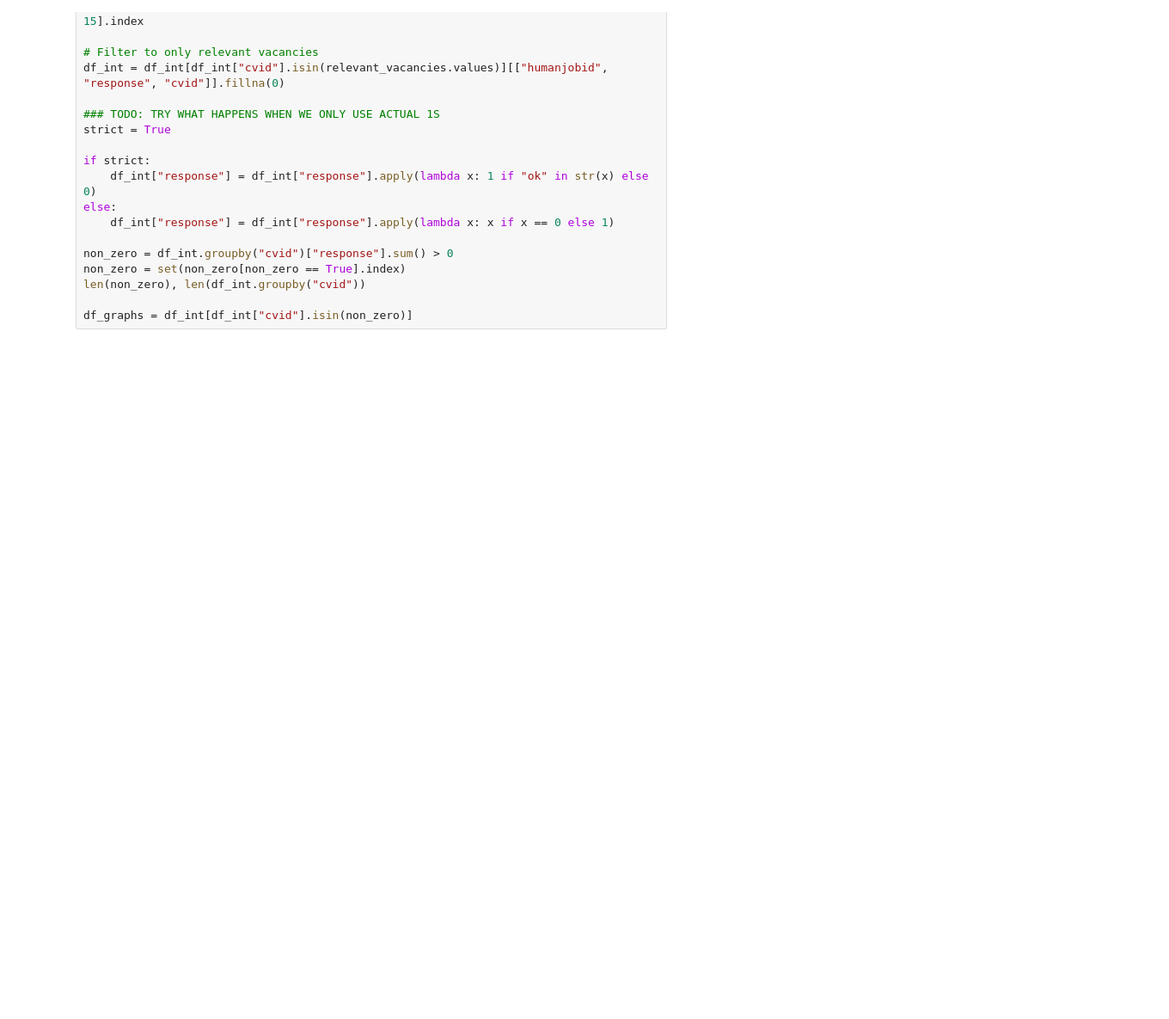
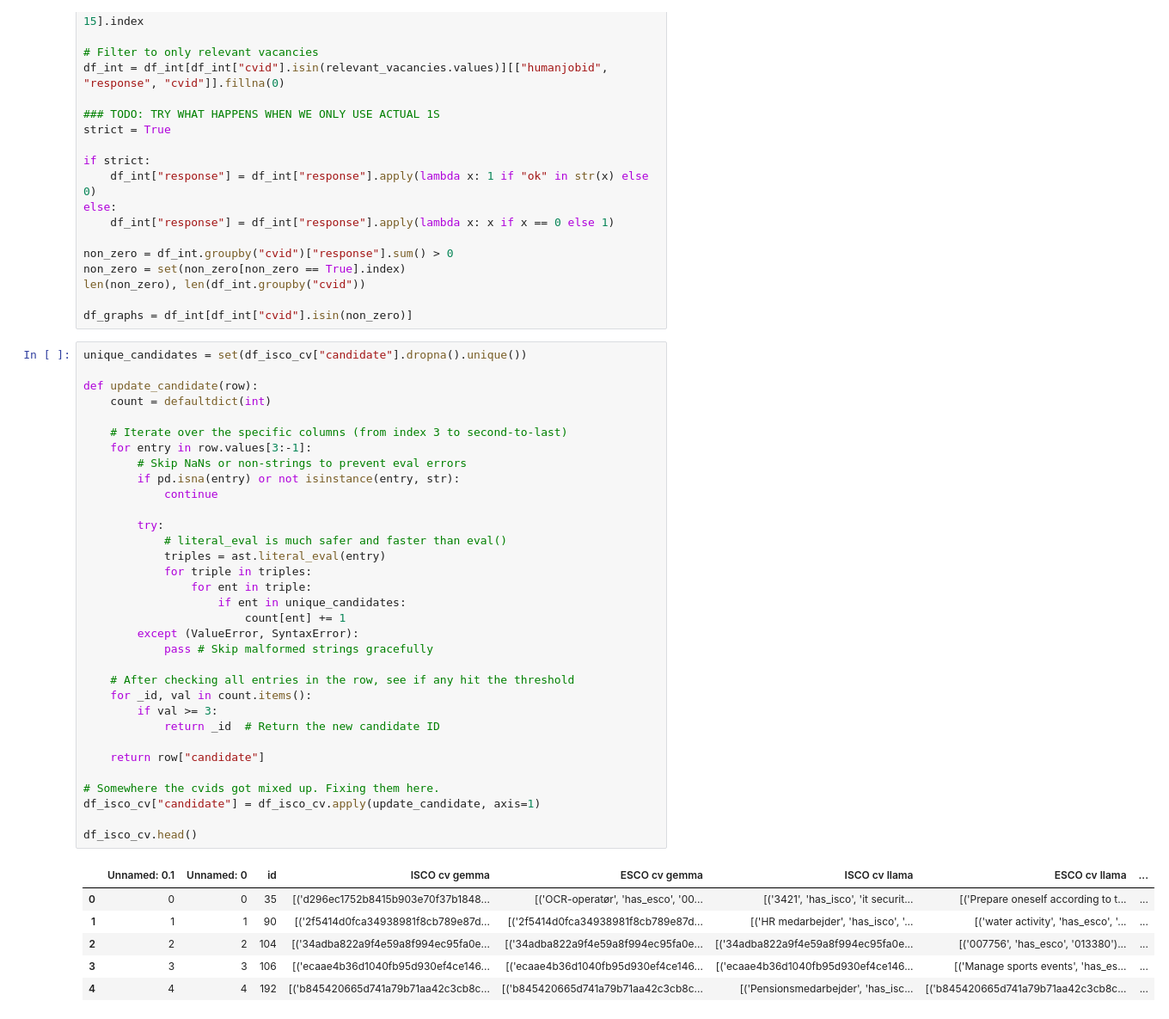
Before and after one commit to Roan-Schellingerhout/AKGC_WSDM, a Jupyter notebook: kg_construction/no_inference_subgraph_generator.ipynb, the cells around one changed output. Shown at 86% size. Cells and saved outputs as stored; diff of their text form; blank space fills up the shorter version.

```diff
--- a/kg_construction/no_inference_subgraph_generator.ipynb
+++ b/kg_construction/no_inference_subgraph_generator.ipynb
@@ -48,3 +49,43 @@ non_zero = set(non_zero[non_zero == True].index)
 len(non_zero), len(df_int.groupby("cvid"))
 
 df_graphs = df_int[df_int["cvid"].isin(non_zero)]
+# %%
+unique_candidates = set(df_isco_cv["candidate"].dropna().unique())
+
+def update_candidate(row):
+    count = defaultdict(int)
+
+    # Iterate over the specific columns (from index 3 to second-to-last)
+    for entry in row.values[3:-1]:
+        # Skip NaNs or non-strings to prevent eval errors
+        if pd.isna(entry) or not isinstance(entry, str):
+            continue
+
+        try:
+            # literal_eval is much safer and faster than eval()
+            triples = ast.literal_eval(entry)
+            for triple in triples:
+                for ent in triple:
+                    if ent in unique_candidates:
+                        count[ent] += 1
+        except (ValueError, SyntaxError):
+            pass # Skip malformed strings gracefully
+
+    # After checking all entries in the row, see if any hit the threshold
+    for _id, val in count.items():
+        if val >= 3:
+            return _id  # Return the new candidate ID
+
+    return row["candidate"]
+
+# Somewhere the cvids got mixed up. Fixing them here.
+df_isco_cv["candidate"] = df_isco_cv.apply(update_candidate, axis=1)
+
+df_isco_cv.head()
+# %% [output]
+|  | Unnamed: 0.1 | Unnamed: 0 | id | ISCO cv gemma | ESCO cv gemma | ISCO cv llama | ESCO cv llama | ... |
+| 0 | 0 | 0 | 35 | [('d296ec1752b8415b903e70f37b1848... | [('OCR-operatør', 'has_esco', '00... | [('3421', 'has_isco', 'it securit... | [('Prepare oneself according to t... | ... |
+| 1 | 1 | 1 | 90 | [('2f5414d0fca34938981f8cb789e87d... | [('2f5414d0fca34938981f8cb789e87d... | [('HR medarbejder', 'has_isco', '... | [('water activity', 'has_esco', '... | ... |
+| 2 | 2 | 2 | 104 | [('34adba822a9f4e59a8f994ec95fa0e... | [('34adba822a9f4e59a8f994ec95fa0e... | [('34adba822a9f4e59a8f994ec95fa0e... | [('007756', 'has_esco', '013380')... | ... |
+| 3 | 3 | 3 | 106 | [('ecaae4b36d1040fb95d930ef4ce146... | [('ecaae4b36d1040fb95d930ef4ce146... | [('ecaae4b36d1040fb95d930ef4ce146... | [('Manage sports events', 'has_es... | ... |
+| 4 | 4 | 4 | 192 | [('b845420665d741a79b71aa42c3cb8c... | [('b845420665d741a79b71aa42c3cb8c... | [('Pensionsmedarbejder', 'has_isc... | [('b845420665d741a79b71aa42c3cb8c... | ... |
```
Also changed, not shown: parts of 8 cells of this notebook, 56 other files.
